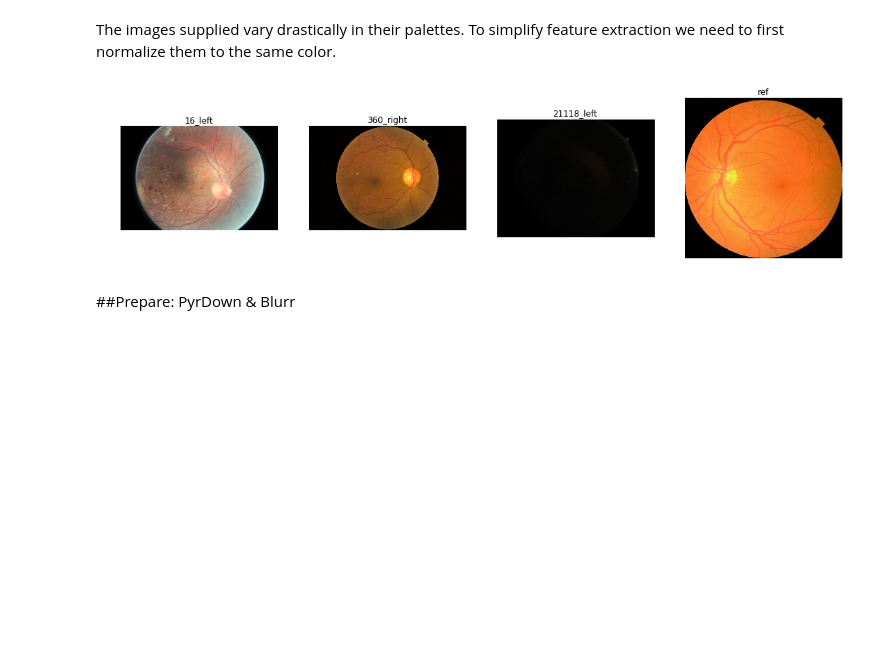
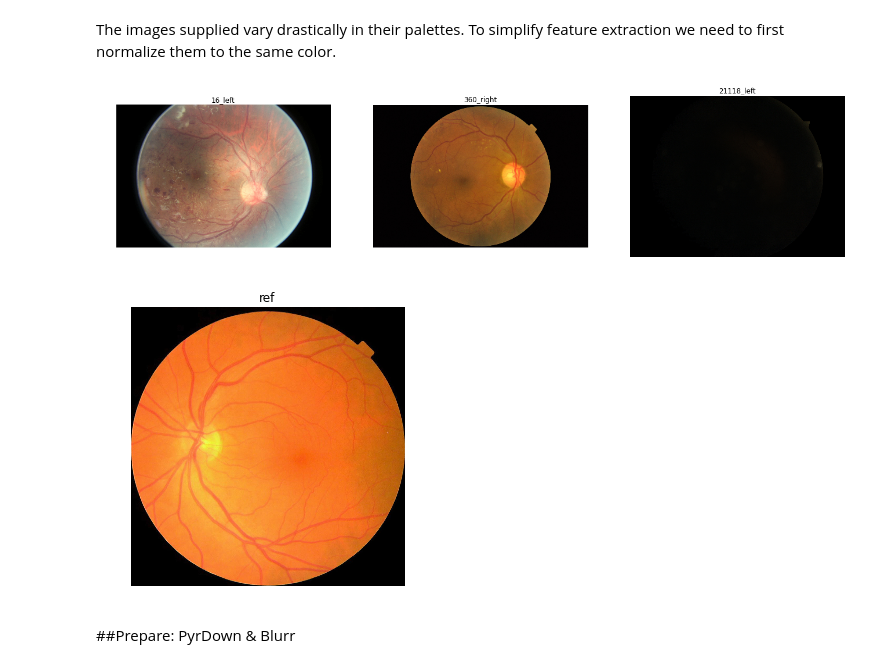
Before and after one commit to fierval/retina, a Jupyter notebook: DiabeticRetinopathy/Features/Color Map by Histogram and Contour Finding.ipynb, the cells around one changed output. Saved outputs shown, nothing was run; the diff lists cells and outputs as text; code cells hidden in the pictures; blank space fills up the shorter version.

```diff
--- a/DiabeticRetinopathy/Features/Color Map by Histogram and Contour Finding.ipynb
+++ b/DiabeticRetinopathy/Features/Color Map by Histogram and Contour Finding.ipynb
@@ -50,19 +51,20 @@ The images supplied vary drastically in their palettes. To simplify feature extr
 # %%
 img_path = "/kaggle/retina/train/sample"
 # this is the image into the colors of which we want to map
 ref_image = cv2.imread(path.join(img_path, "6535_left.jpeg"))
 # images picked to illustrate different problems arising during algorithm application
 image_names = ["16_left.jpeg", "360_right.jpeg", "21118_left.jpeg"]
 image_paths = map(lambda t: path.join(img_path, t), image_names)
 images = map(lambda p: cv2.imread(p), image_paths)
 
 # let's see what we've got
 image_titles = map(lambda i: path.splitext(i)[0], image_names)
-image_titles.append("ref")
-images.append(ref_image)
-show_images(images, image_titles)
+show_images(images, image_titles, scale = 0.8)
+
+show_images([ref_image], ["ref"], scale = 0.8)
 # %% [output]
-[figure, old version]
+[figure, new version]
+[figure, added]
 # %% [markdown]
 ##Prepare: PyrDown & Blurr
 # %%
```
Also changed, not shown: parts of 10 cells of this notebook.
